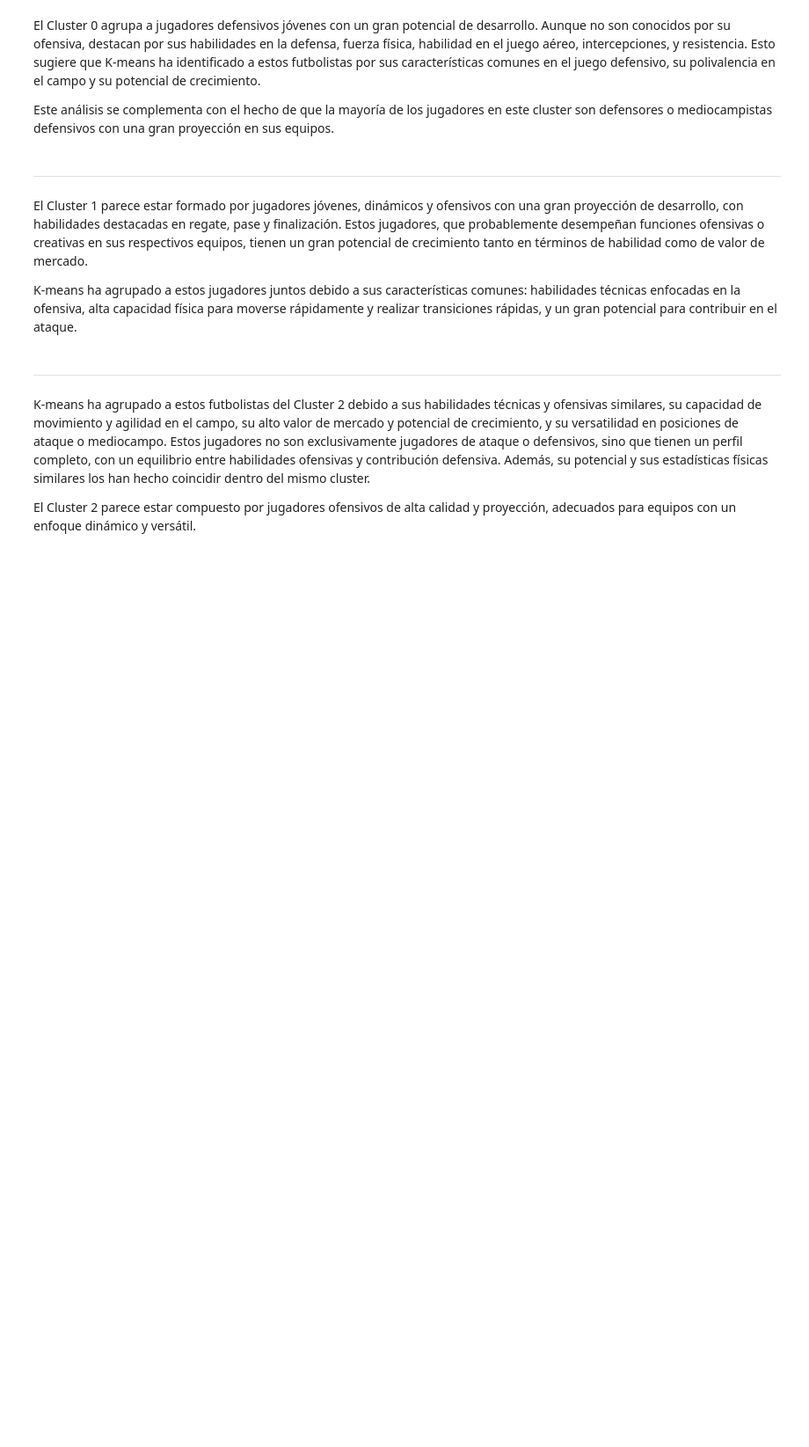
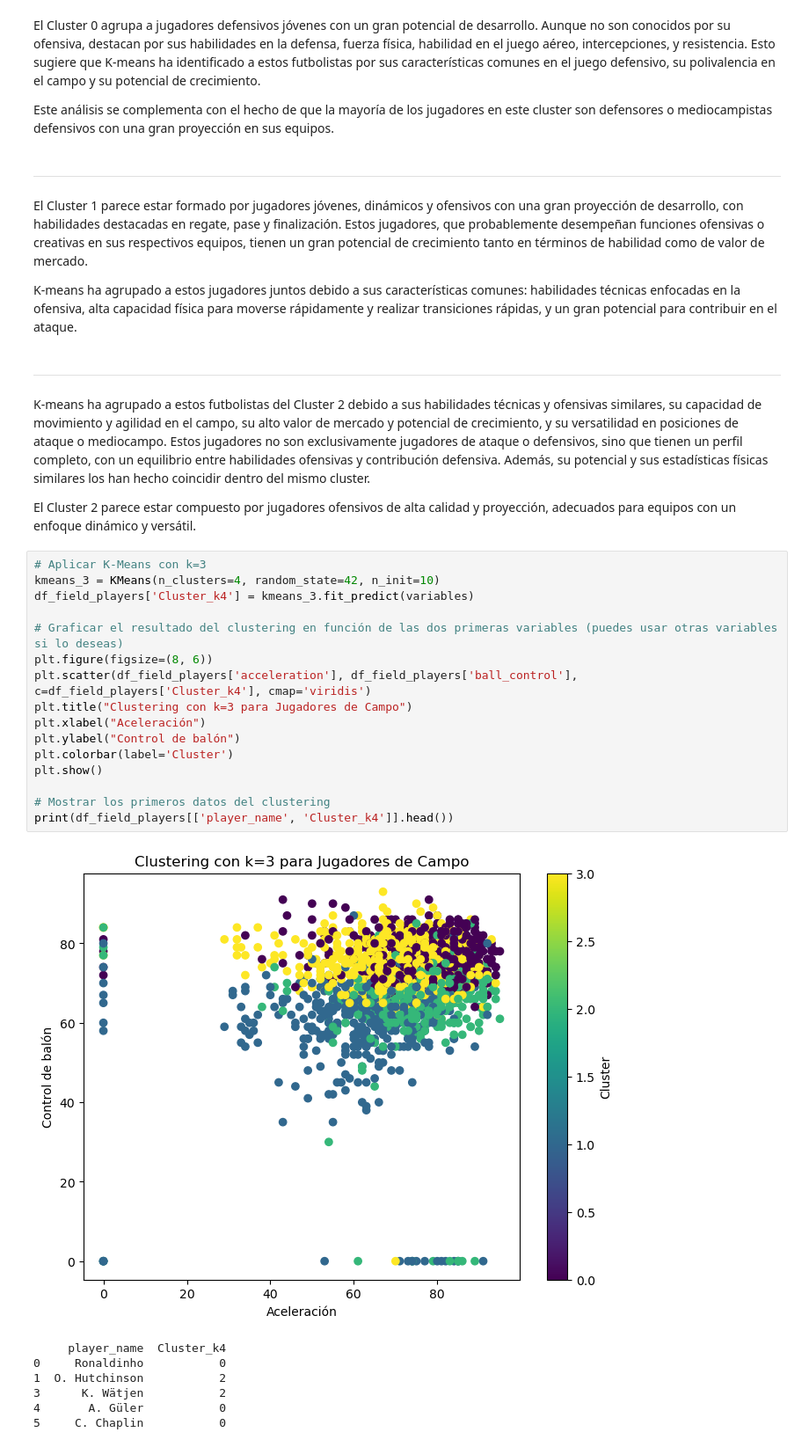
Before and after one commit to javierlara47/TFG, a Jupyter notebook: notebooks/machine_learning.ipynb, the cells around one changed output. Shown at 88% size. Saved outputs shown, nothing was run; the diff lists cells and outputs as text; blank space fills up the shorter version.

Commit message:
kmeans k=4

```diff
--- a/notebooks/machine_learning.ipynb
+++ b/notebooks/machine_learning.ipynb
@@ -1017,3 +1017,27 @@ K-means ha agrupado a estos jugadores juntos debido a sus características comun
 K-means ha agrupado a estos futbolistas del Cluster 2 debido a sus habilidades técnicas y ofensivas similares, su capacidad de movimiento y agilidad en el campo, su alto valor de mercado y potencial de crecimiento, y su versatilidad en posiciones de ataque o mediocampo. Estos jugadores no son exclusivamente jugadores de ataque o defensivos, sino que tienen un perfil completo, con un equilibrio entre habilidades ofensivas y contribución defensiva. Además, su potencial y sus estadísticas físicas similares los han hecho coincidir dentro del mismo cluster.
 
 El Cluster 2 parece estar compuesto por jugadores ofensivos de alta calidad y proyección, adecuados para equipos con un enfoque dinámico y versátil.
+# %%
+# Aplicar K-Means con k=3
+kmeans_3 = KMeans(n_clusters=4, random_state=42, n_init=10)
+df_field_players['Cluster_k4'] = kmeans_3.fit_predict(variables)
+
+# Graficar el resultado del clustering en función de las dos primeras variables (puedes usar otras variables si lo deseas)
+plt.figure(figsize=(8, 6))
+plt.scatter(df_field_players['acceleration'], df_field_players['ball_control'], c=df_field_players['Cluster_k4'], cmap='viridis')
+plt.title("Clustering con k=3 para Jugadores de Campo")
+plt.xlabel("Aceleración")
+plt.ylabel("Control de balón")
+plt.colorbar(label='Cluster')
+plt.show()
+
+# Mostrar los primeros datos del clustering
+print(df_field_players[['player_name', 'Cluster_k4']].head())
+# %% [output]
+[figure, added]
+     player_name  Cluster_k4
+0     Ronaldinho           0
+1  O. Hutchinson           2
+3      K. Wätjen           2
+4       A. Güler           0
+5     C. Chaplin           0
```
Also changed, not shown: parts of 9 cells of this notebook.
